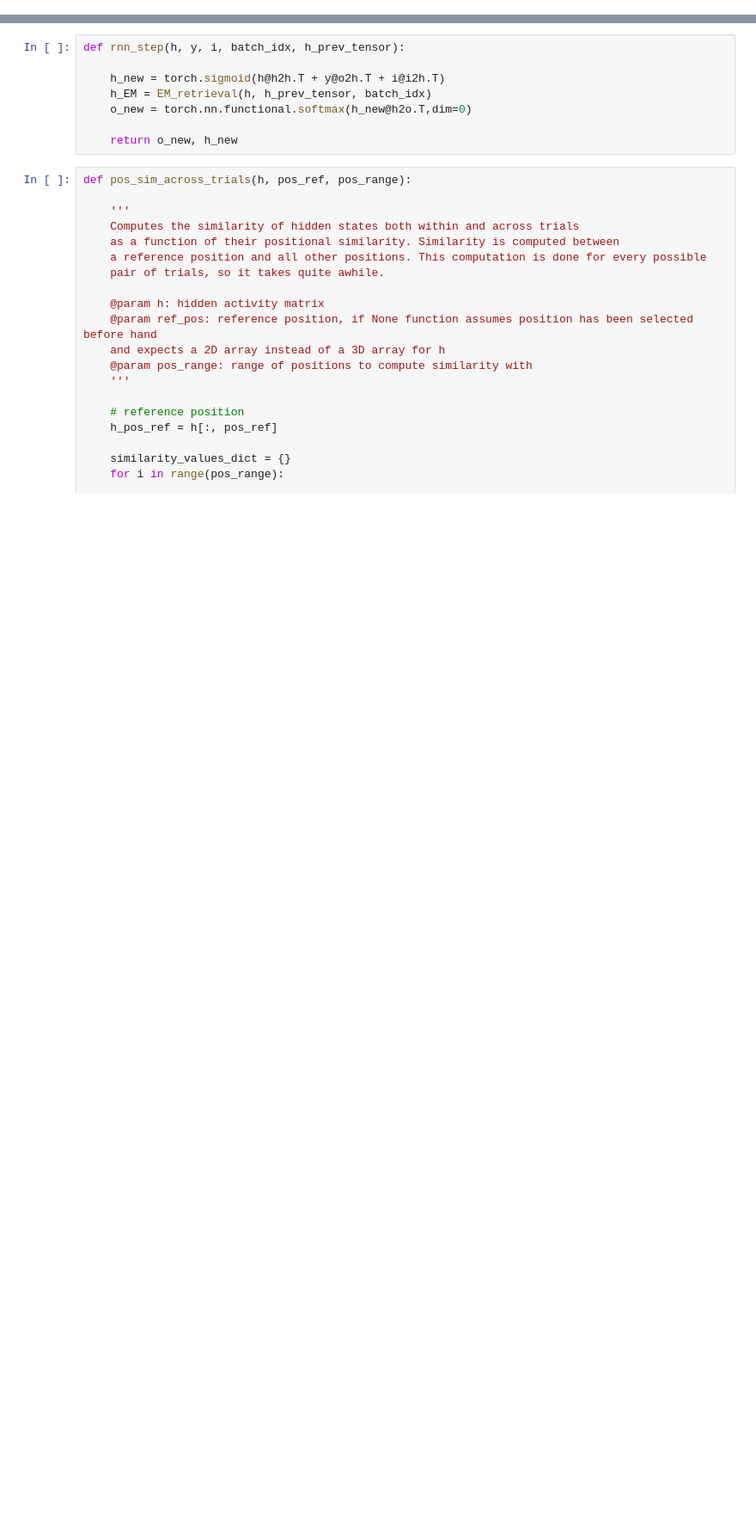
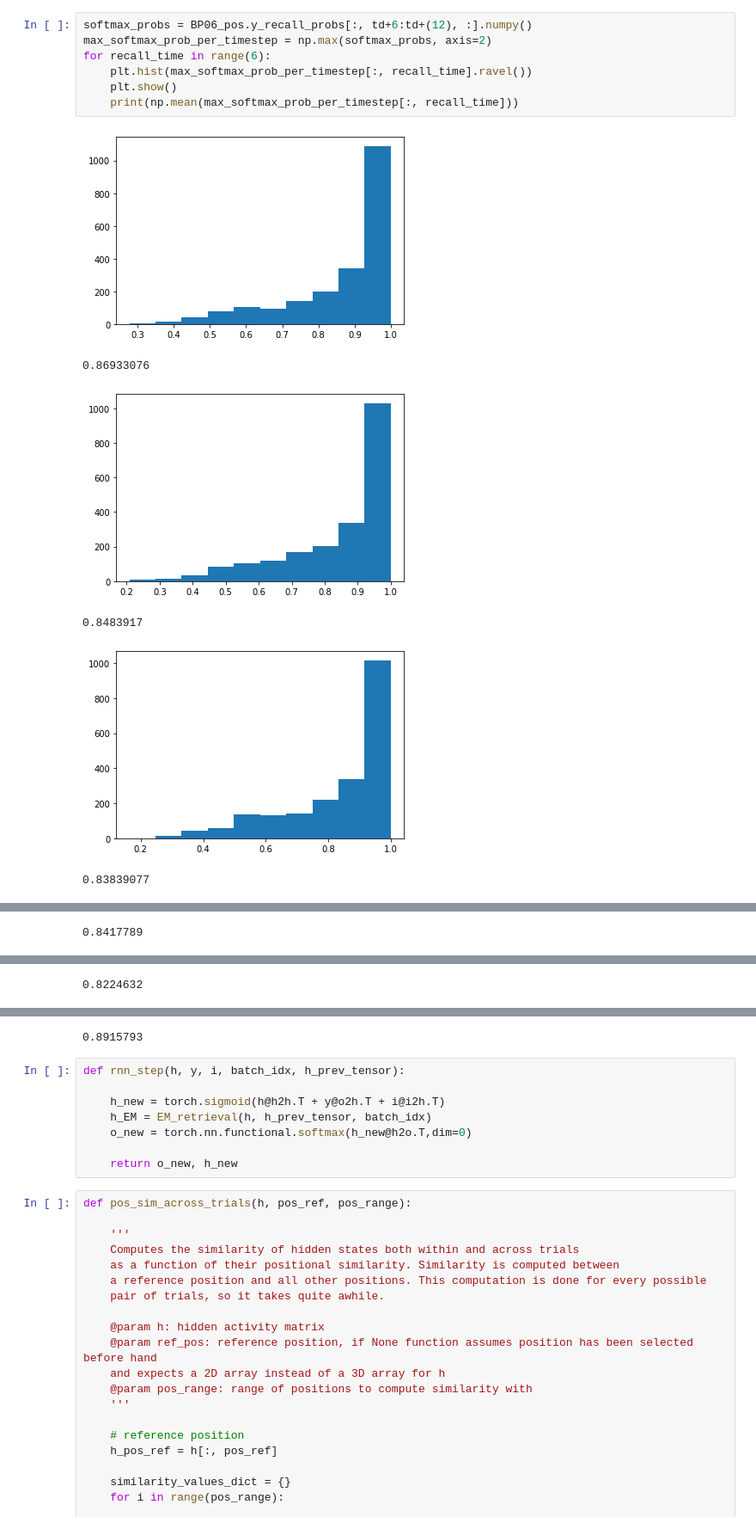
Before and after one commit to ebrahimfeghhi/isr_models, a Jupyter notebook: BP06/model_analysis/mechanism_3.ipynb, the cells around one changed output, grey strips where cells are left out. Shown: that part at 86% size. Drawn from its saved outputs; the diff is of its cells as text; blank space fills up the shorter version.

```diff
--- a/BP06/model_analysis/protrusion_analyses.ipynb
+++ b/BP06/model_analysis/mechanism_3.ipynb
@@ -224,0 +243,14 @@ BP06_pos.p
+# %%
+softmax_probs = BP06_pos.y_recall_probs[:, td+6:td+(12), :].numpy()
+max_softmax_prob_per_timestep = np.max(softmax_probs, axis=2)
+for recall_time in range(6):
+    plt.hist(max_softmax_prob_per_timestep[:, recall_time].ravel())
+    plt.show()
+    print(np.mean(max_softmax_prob_per_timestep[:, recall_time]))
+# %% [output]
+[figure, added]
+0.86933076
+[figure, added]
+0.8483917
+[figure, added]
+0.83839077
@@ -224,0 +258 @@ BP06_pos.p
+0.8417789
@@ -224,0 +260 @@ BP06_pos.p
+0.8224632
@@ -225,3 +262,4 @@ BP06_pos.p
+0.8915793
 # %%
 def rnn_step(h, y, i, batch_idx, h_prev_tensor):
 
```
Also changed, not shown: parts of 10 cells of this notebook, 10 other files.
